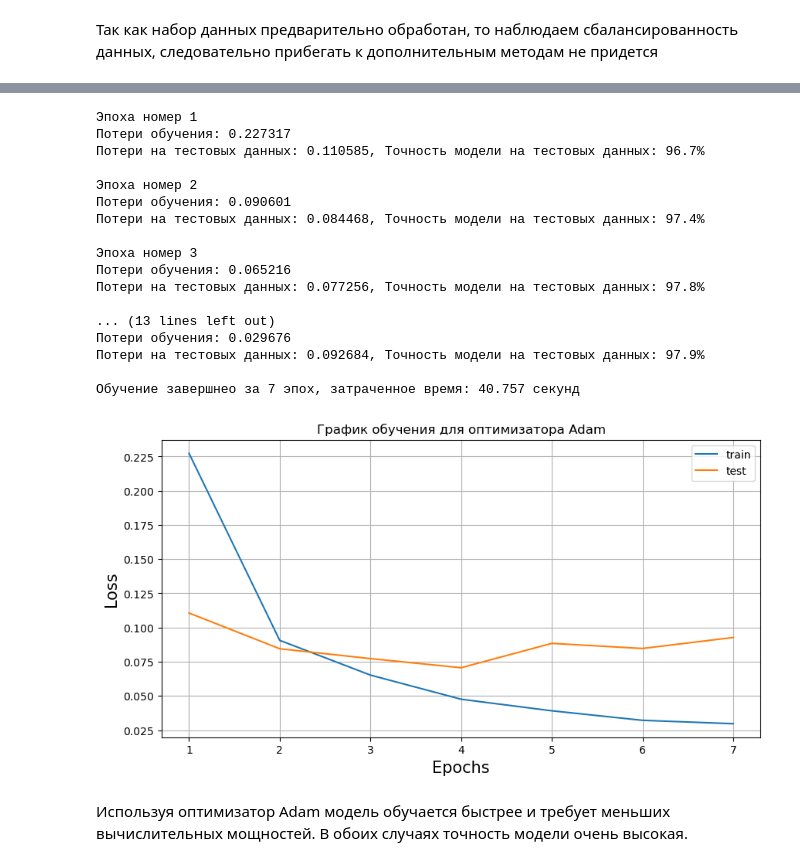
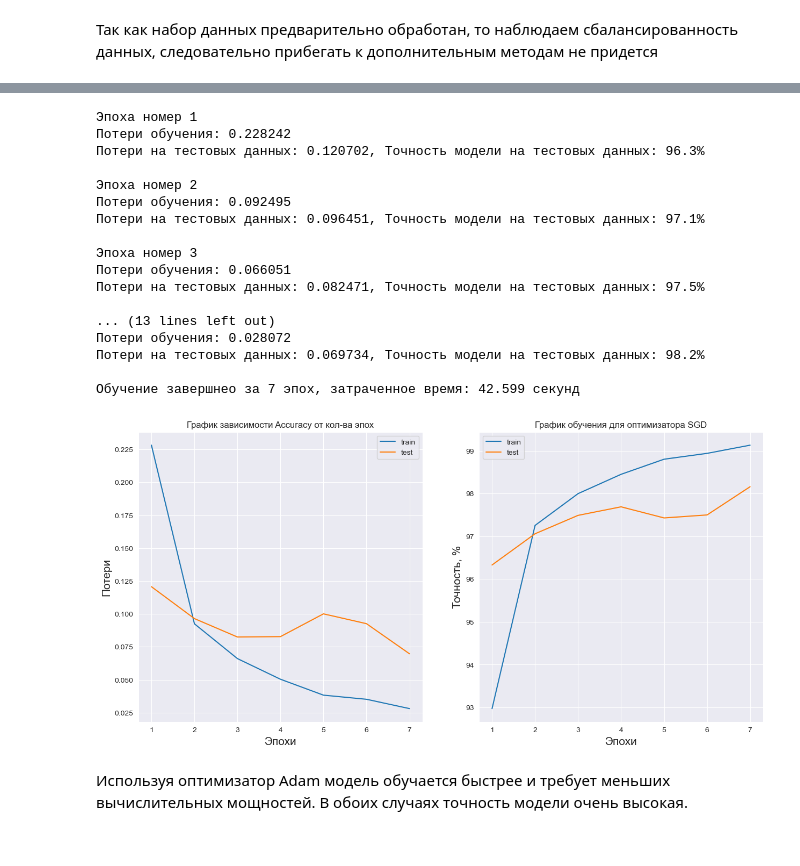
Before and after one commit to ex3del/Pad_jupiter, a Jupyter notebook: mnist.ipynb, the cells around one changed output, grey strips where cells are left out. Drawn from its saved outputs; the diff is of its cells as text; code cells hidden in the pictures.

```diff
--- a/mnist.ipynb
+++ b/mnist.ipynb
@@ -193,10 +200,11 @@ loss_function = nn.CrossEntropyLoss()
 optimizer = optim.SGD(model.parameters(), lr=learning_rate)
 # %%
 def train_loop(dataloader, model, loss_function, optimizer):
+    global cortrain
     num_batches = len(dataloader)
 
-    train_loss = 0
-
+    train_loss, corr_train = 0, 0
+    cortrain = []
     for imgs, labels in dataloader:
         # предсказание и расчет потерь
         pred = model(imgs.to(device))
@@ -208,7 +216,10 @@ def train_loop(dataloader, model, loss_function, optimizer):
         optimizer.step()
 
         train_loss += loss.item()
-
+        corr_train += (
+                (pred.argmax(1) == labels.to(device)).type(torch.float).sum().item()
+            )
+    cortrain = corr_train* 100
     train_loss /= num_batches
     print(f"Потери обучения: {train_loss:>8f}")
 
@@ -216,11 +227,12 @@ def train_loop(dataloader, model, loss_function, optimizer):
 
 
 def test_loop(dataloader, model, loss_function):
+    global cortest
     size = len(dataloader.dataset)
     num_batches = len(dataloader)
 
     test_loss, correct = 0, 0
-
+    cortest = []
     with torch.no_grad():
         for imgs, labels in dataloader:
             # Compute prediction and loss
@@ -231,7 +243,7 @@ def test_loop(dataloader, model, loss_function):
             correct += (
                 (pred.argmax(1) == labels.to(device)).type(torch.float).sum().item()
             )
-
+    cortest = correct * 100
     test_loss /= num_batches
     correct /= size
     print(f"Потери на тестовых данных: {test_loss:>8f}, Точность модели на тестовых данных: {(100*correct):>0.1f}% \n")
@@ -242,11 +254,14 @@ def test_loop(dataloader, model, loss_function):
 loss_history = {"train": [], "test": []}
 start_time = time.time()
 num_epochs = 60
+cor_test = []
+cor_train = []
 for i in range(num_epochs):
     print(f"Эпоха номер {i+1}")
     train_loss = train_loop(train_dataloader, model, loss_function, optimizer)
     test_loss = test_loop(test_dataloader, model, loss_function)
-
+    cor_test.append(cortest)
+    cor_train.append(cortrain)
     loss_history["train"].append(train_loss)
     loss_history["test"].append(test_loss)
 print(f"Обучение завершнео за {num_epochs} эпох, затраченное время: {round(time.time() - start_time, 3)} секунд")
@@ -311,44 +335,58 @@ loss_history = {"train": [], "test": []}
 start_time = time.time()
 num_epochs = 7
 learning_rate = 0.001
+cor_test = []
+cor_train = []
 for i in range(num_epochs):
     print(f"Эпоха номер {i+1}")
     train_loss = train_loop(train_dataloader, model, loss_function, optimizer)
     test_loss = test_loop(test_dataloader, model, loss_function)
-
+    cor_test.append(cortest)
+    cor_train.append(cortrain)
     loss_history["train"].append(train_loss)
     loss_history["test"].append(test_loss)
 print(f"Обучение завершнео за {num_epochs} эпох, затраченное время: {round(time.time() - start_time, 3)} секунд")
 # %% [output]
 Эпоха номер 1
-Потери обучения: 0.227317
-Потери на тестовых данных: 0.110585, Точность модели на тестовых данных: 96.7%
+Потери обучения: 0.228242
+Потери на тестовых данных: 0.120702, Точность модели на тестовых данных: 96.3%
 
 Эпоха номер 2
-Потери обучения: 0.090601
-Потери на тестовых данных: 0.084468, Точность модели на тестовых данных: 97.4%
+Потери обучения: 0.092495
+Потери на тестовых данных: 0.096451, Точность модели на тестовых данных: 97.1%
 
 Эпоха номер 3
-Потери обучения: 0.065216
-Потери на тестовых данных: 0.077256, Точность модели на тестовых данных: 97.8%
+Потери обучения: 0.066051
+Потери на тестовых данных: 0.082471, Точность модели на тестовых данных: 97.5%
 
 ... (13 lines left out)
-Потери обучения: 0.029676
-Потери на тестовых данных: 0.092684, Точность модели на тестовых данных: 97.9%
+Потери обучения: 0.028072
+Потери на тестовых данных: 0.069734, Точность модели на тестовых данных: 98.2%
 
-Обучение завершнео за 7 эпох, затраченное время: 40.757 секунд
+Обучение завершнео за 7 эпох, затраченное время: 42.599 секунд
+# %%
+cor_test_g = [x / 10000 for x in cor_test]
+cor_train_g = [x / 60000 for x in cor_train]
 # %%
-plt.figure(figsize=(10, 5))
+plt.figure(figsize=(15, 7))
+plt.subplot(1, 2, 1)
 plt.plot(range(1, num_epochs + 1), loss_history["train"], label="train")
 plt.plot(range(1, num_epochs + 1), loss_history["test"], label="test")
 plt.xlabel("Эпохи", fontsize=15)
 plt.ylabel("Потери", fontsize=15)
+plt.title("График зависимости Accuracy от кол-ва эпох")
 plt.legend()
-plt.grid()
-plt.title("График обучения для оптимизатора Adam")
+plt.subplot(1, 2, 2)
+plt.plot(range(1, num_epochs + 1), cor_train_g, label="train")
+plt.plot(range(1, num_epochs + 1), cor_test_g, label="test")
+plt.xlabel("Эпохи", fontsize=15)
+plt.ylabel("Точность, %", fontsize=15)
+plt.legend()
+plt.title("График обучения для оптимизатора SGD")
+plt.grid
 plt.show()
 # %% [output]
-[figure, old version]
+[figure, new version]
 # %% [markdown]
 Используя оптимизатор Adam модель обучается быстрее и требует меньших вычислительных мощностей. В обоих случаях точность модели очень высокая.
 # %%
```
Also changed, not shown: parts of 37 cells of this notebook, 4 other files.
